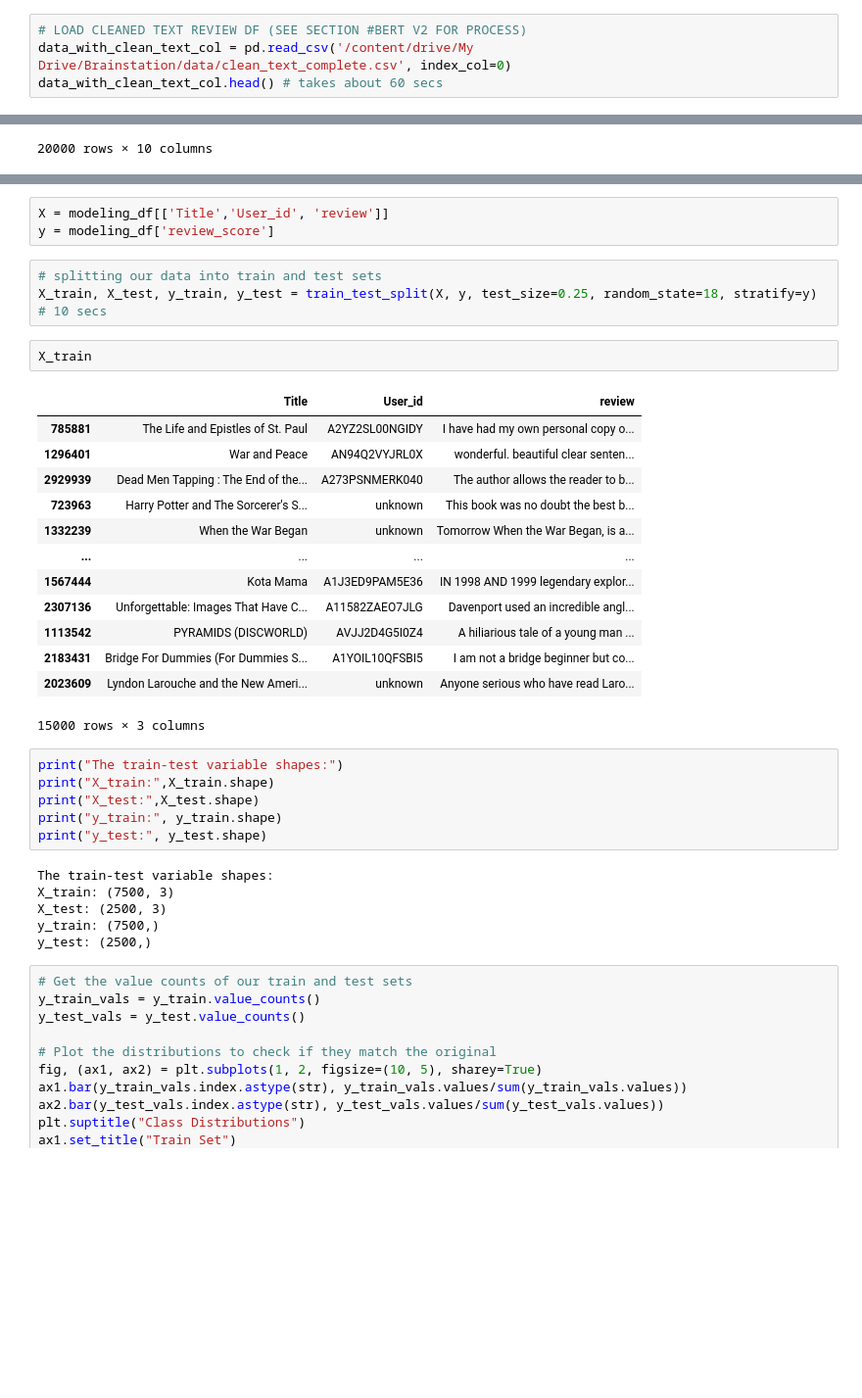
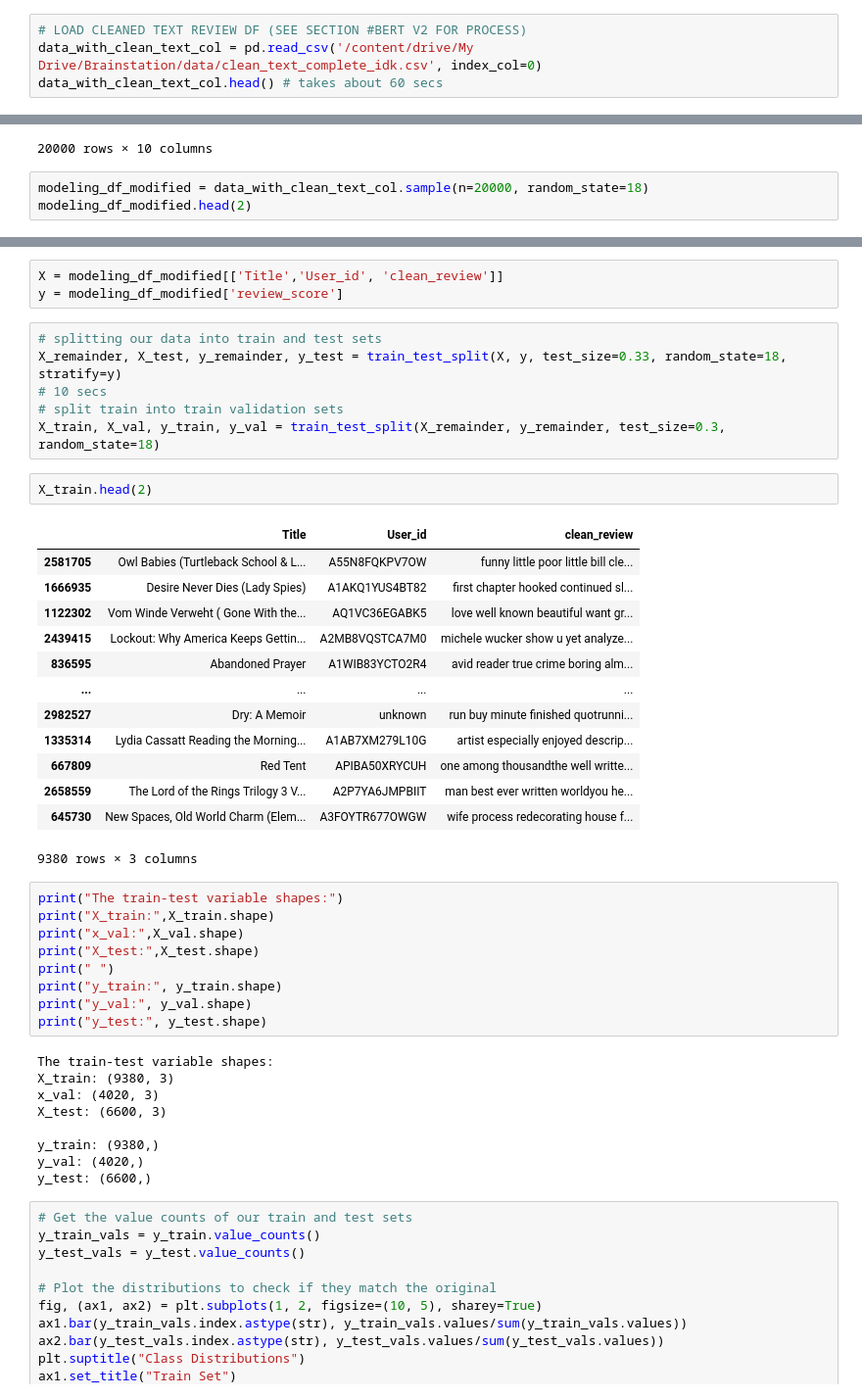
Before and after one commit to sruiz1896/book_rating_predictor, a Jupyter notebook: Notebooks/Text_Data_Analysis.ipynb, the cells around one changed output, grey strips where cells are left out. Shown at 98% size. Saved outputs shown, nothing was run; the diff lists cells and outputs as text; blank space fills up the shorter version.

Commit message:
Bert model updated

```diff
--- a/Notebooks/Text_Data_Analysis.ipynb
+++ b/Notebooks/Text_Data_Analysis.ipynb
@@ -83,6 +92,6 @@ data.shape
 (2616533, 10)
 # %%
 # LOAD CLEANED TEXT REVIEW DF (SEE SECTION #BERT V2 FOR PROCESS)
-data_with_clean_text_col = pd.read_csv('/content/drive/My Drive/Brainstation/data/clean_text_complete.csv', index_col=0)
+data_with_clean_text_col = pd.read_csv('/content/drive/My Drive/Brainstation/data/clean_text_complete_idk.csv', index_col=0)
 data_with_clean_text_col.head() # takes about 60 secs
 # %% [output]
@@ -212,3 +217,6 @@ modeling_df
 | 1391978 | B0000YSH5G | Holes | unknown | unknown | 5 | I gave holes five stars because i... | HOLES Onion's what good would oni... | Louis Sachar | 2011.0 | ... |
 | 1459811 | B000ICTH22 | An Army At Dawn: [The War in Nort... | A1OBNY1WB38LMI | R. M. Peterson | 5 | A superb account of an under-appr... | When World War Two erupted in Sep... | NaN | NaN | ... |
 20000 rows × 10 columns
+# %%
+modeling_df_modified = data_with_clean_text_col.sample(n=20000, random_state=18)
+modeling_df_modified.head(2)
@@ -215,38 +237,46 @@ modeling_df
 # %%
-X = modeling_df[['Title','User_id', 'review']]
-y = modeling_df['review_score']
+X = modeling_df_modified[['Title','User_id', 'clean_review']]
+y = modeling_df_modified['review_score']
 # %%
 # splitting our data into train and test sets
-X_train, X_test, y_train, y_test = train_test_split(X, y, test_size=0.25, random_state=18, stratify=y)
+X_remainder, X_test, y_remainder, y_test = train_test_split(X, y, test_size=0.33, random_state=18, stratify=y)
 # 10 secs
+# split train into train validation sets
+X_train, X_val, y_train, y_val = train_test_split(X_remainder, y_remainder, test_size=0.3, random_state=18)
 # %%
-X_train
+X_train.head(2)
 # %% [output]
-|  | Title | User_id | review |
-| 785881 | The Life and Epistles of St. Paul | A2YZ2SL00NGIDY | I have had my own personal copy o... |
-| 1296401 | War and Peace | AN94Q2VYJRL0X | wonderful. beautiful clear senten... |
-| 2929939 | Dead Men Tapping : The End of the... | A273PSNMERK040 | The author allows the reader to b... |
-| 723963 | Harry Potter and The Sorcerer's S... | unknown | This book was no doubt the best b... |
-| 1332239 | When the War Began | unknown | Tomorrow When the War Began, is a... |
+|  | Title | User_id | clean_review |
+| 2581705 | Owl Babies (Turtleback School & L... | A55N8FQKPV7OW | funny little poor little bill cle... |
+| 1666935 | Desire Never Dies (Lady Spies) | A1AKQ1YUS4BT82 | first chapter hooked continued sl... |
+| 1122302 | Vom Winde Verweht ( Gone With the... | AQ1VC36EGABK5 | love well known beautiful want gr... |
+| 2439415 | Lockout: Why America Keeps Gettin... | A2MB8VQSTCA7M0 | michele wucker show u yet analyze... |
+| 836595 | Abandoned Prayer | A1WIB83YCTO2R4 | avid reader true crime boring alm... |
 | ... | ... | ... | ... |
-| 1567444 | Kota Mama | A1J3ED9PAM5E36 | IN 1998 AND 1999 legendary explor... |
-| 2307136 | Unforgettable: Images That Have C... | A11582ZAEO7JLG | Davenport used an incredible angl... |
-| 1113542 | PYRAMIDS (DISCWORLD) | AVJJ2D4G5I0Z4 | A hiliarious tale of a young man ... |
-| 2183431 | Bridge For Dummies (For Dummies S... | A1YOIL10QFSBI5 | I am not a bridge beginner but co... |
-| 2023609 | Lyndon Larouche and the New Ameri... | unknown | Anyone serious who have read Laro... |
+| 2982527 | Dry: A Memoir | unknown | run buy minute finished quotrunni... |
+| 1335314 | Lydia Cassatt Reading the Morning... | A1AB7XM279L10G | artist especially enjoyed descrip... |
+| 667809 | Red Tent | APIBA50XRYCUH | one among thousandthe well writte... |
+| 2658559 | The Lord of the Rings Trilogy 3 V... | A2P7YA6JMPBIIT | man best ever written worldyou he... |
+| 645730 | New Spaces, Old World Charm (Elem... | A3FOYTR677OWGW | wife process redecorating house f... |
-15000 rows × 3 columns
+9380 rows × 3 columns
 # %%
 print("The train-test variable shapes:")
 print("X_train:",X_train.shape)
+print("x_val:",X_val.shape)
 print("X_test:",X_test.shape)
+print(" ")
 print("y_train:", y_train.shape)
+print("y_val:", y_val.shape)
 print("y_test:", y_test.shape)
 # %% [output]
 The train-test variable shapes:
-X_train: (7500, 3)
-X_test: (2500, 3)
-y_train: (7500,)
-y_test: (2500,)
+X_train: (9380, 3)
+x_val: (4020, 3)
+X_test: (6600, 3)
+
+y_train: (9380,)
+y_val: (4020,)
+y_test: (6600,)
 # %%
 # Get the value counts of our train and test sets
 y_train_vals = y_train.value_counts()
```
Also changed, not shown: parts of 92 cells of this notebook.
